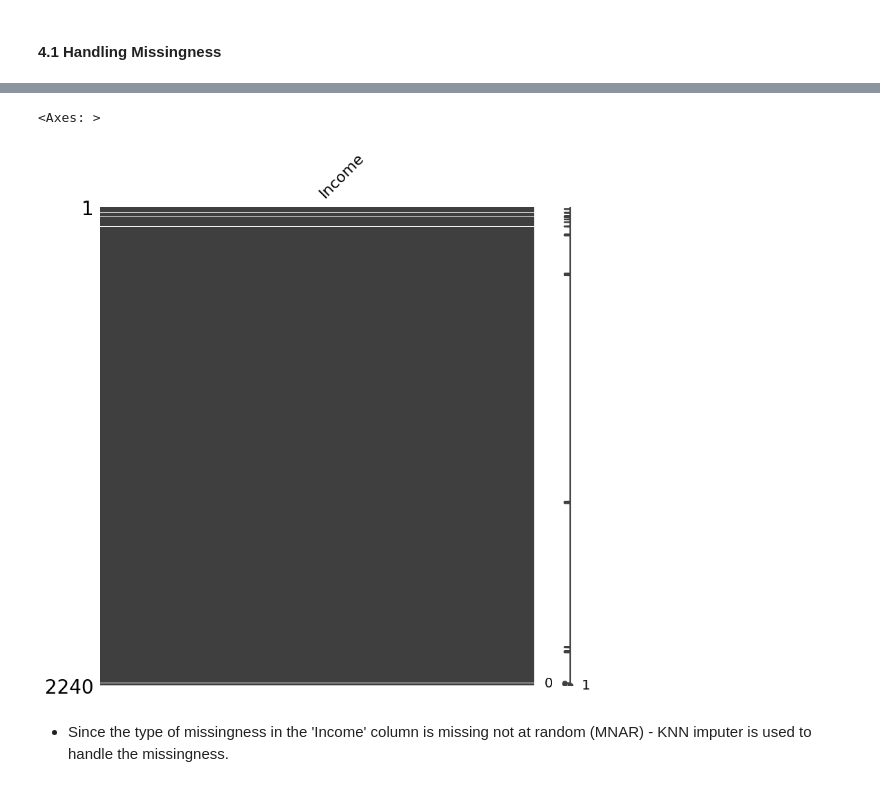
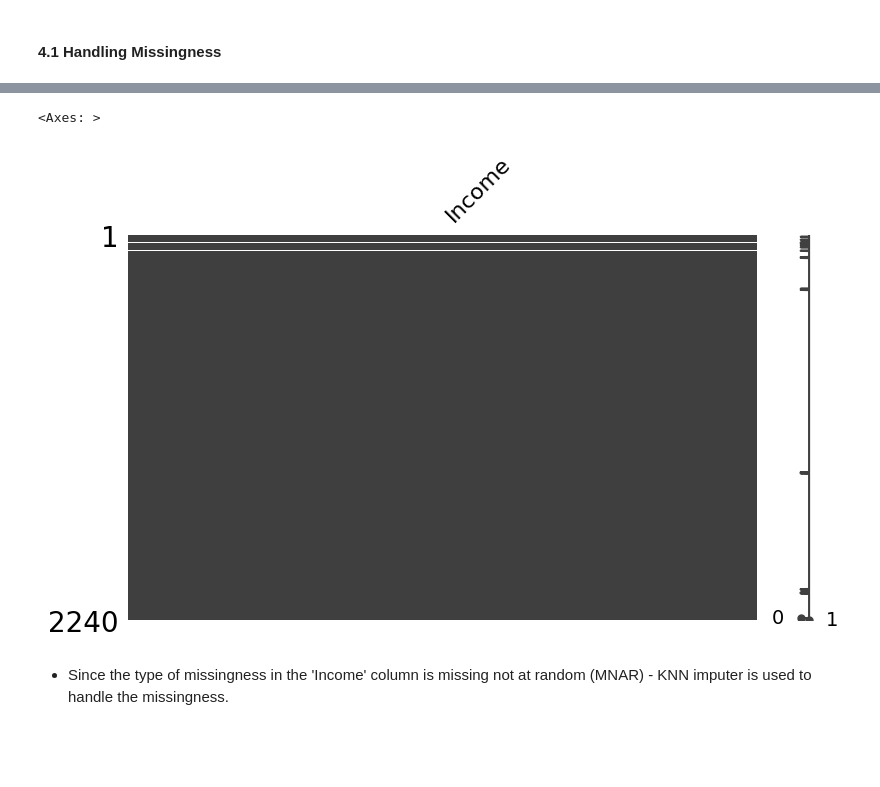
Before and after one commit to BettyKagendo/Advanced-Machine-Learning, a Jupyter notebook: week_7/customer_personality_analysis.ipynb, the cells around one changed output, grey strips where cells are left out. Saved outputs shown, nothing was run; the diff lists cells and outputs as text; code cells hidden in the pictures; blank space fills up the shorter version.

```diff
--- a/week_7/customer_personality_analysis.ipynb
+++ b/week_7/customer_personality_analysis.ipynb
@@ -129,9 +132,9 @@ dtype: int64
 # %%
 #Explore the missingness
-msno.matrix(data[['Income']], figsize=(9,9))
+msno.matrix(data[['Income']], figsize=(9,5))
 # %% [output]
 <Axes: >
-[figure, old version]
+[figure, new version]
 # %% [markdown]
 - Since the type of missingness in the 'Income' column is missing not at random (MNAR) - KNN imputer is used to handle the missingness.
 # %%
```
Also changed, not shown: parts of 14 cells of this notebook, 1 other file.
